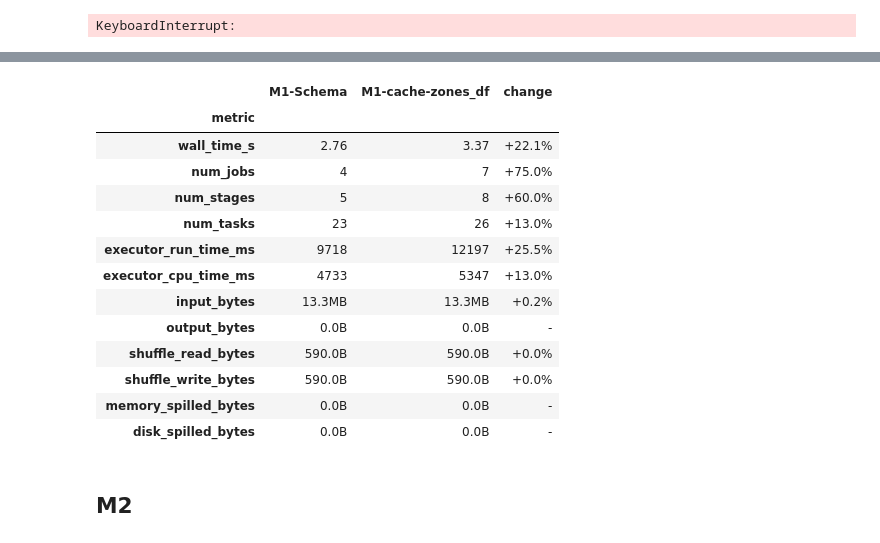
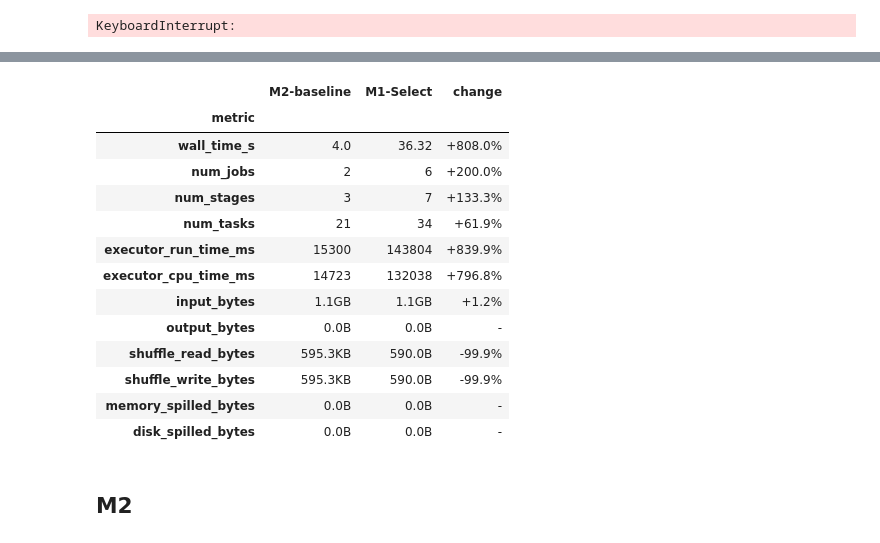
Before and after one commit to rafsilvafct/ComPar_proj1_77967, a Jupyter notebook: notebooks/project.ipynb, the cells around one changed output, grey strips where cells are left out. Drawn from its saved outputs; the diff is of its cells as text; code cells hidden in the pictures.

```diff
--- a/notebooks/project.ipynb
+++ b/notebooks/project.ipynb
@@ -246,18 +298,18 @@ java.io.FileNotFoundException: File /data/project/yellow_tripdata_*.parquet does
 # %%
-profiler.compare("M1-baseline", "M1-Schema")
+profiler.compare("M2-baseline", "M1-Select")
 # %% [output]
-|  | M1-Schema | M1-cache-zones_df | change |
+|  | M2-baseline | M1-Select | change |
 | metric |  |  |  |
-| wall_time_s | 2.76 | 3.37 | +22.1% |
-| num_jobs | 4 | 7 | +75.0% |
-| num_stages | 5 | 8 | +60.0% |
-| num_tasks | 23 | 26 | +13.0% |
-| executor_run_time_ms | 9718 | 12197 | +25.5% |
-| executor_cpu_time_ms | 4733 | 5347 | +13.0% |
-| input_bytes | 13.3MB | 13.3MB | +0.2% |
+| wall_time_s | 4.0 | 36.32 | +808.0% |
+| num_jobs | 2 | 6 | +200.0% |
+| num_stages | 3 | 7 | +133.3% |
+| num_tasks | 21 | 34 | +61.9% |
+| executor_run_time_ms | 15300 | 143804 | +839.9% |
+| executor_cpu_time_ms | 14723 | 132038 | +796.8% |
+| input_bytes | 1.1GB | 1.1GB | +1.2% |
 | output_bytes | 0.0B | 0.0B | - |
-| shuffle_read_bytes | 590.0B | 590.0B | +0.0% |
-| shuffle_write_bytes | 590.0B | 590.0B | +0.0% |
+| shuffle_read_bytes | 595.3KB | 590.0B | -99.9% |
+| shuffle_write_bytes | 595.3KB | 590.0B | -99.9% |
 | memory_spilled_bytes | 0.0B | 0.0B | - |
 | disk_spilled_bytes | 0.0B | 0.0B | - |
 # %% [markdown]
```
Also changed, not shown: parts of 10 cells of this notebook, 1 other file.
